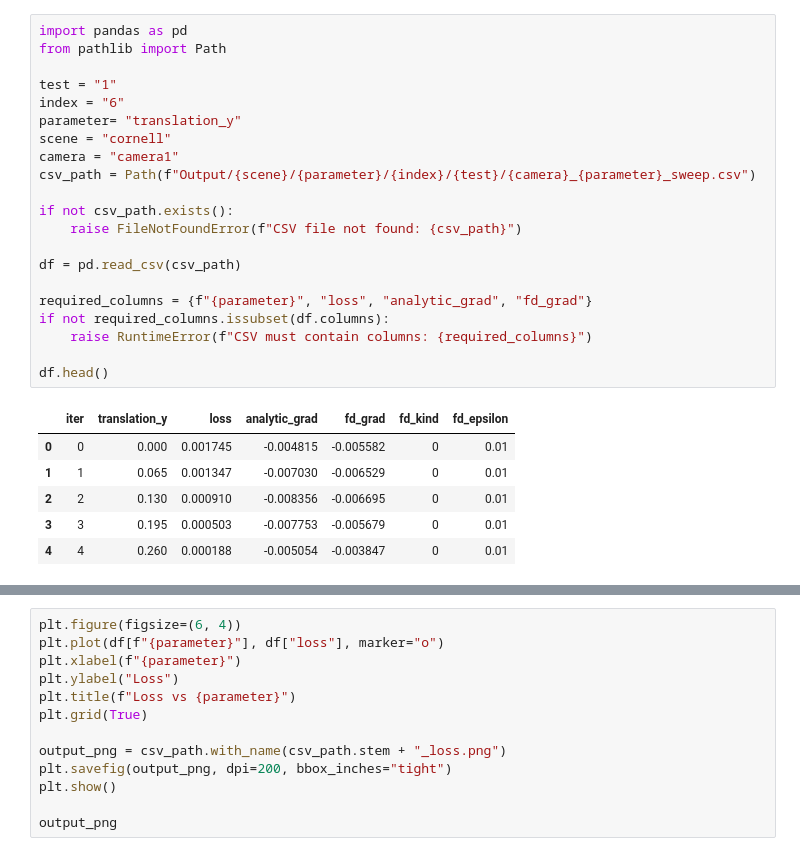
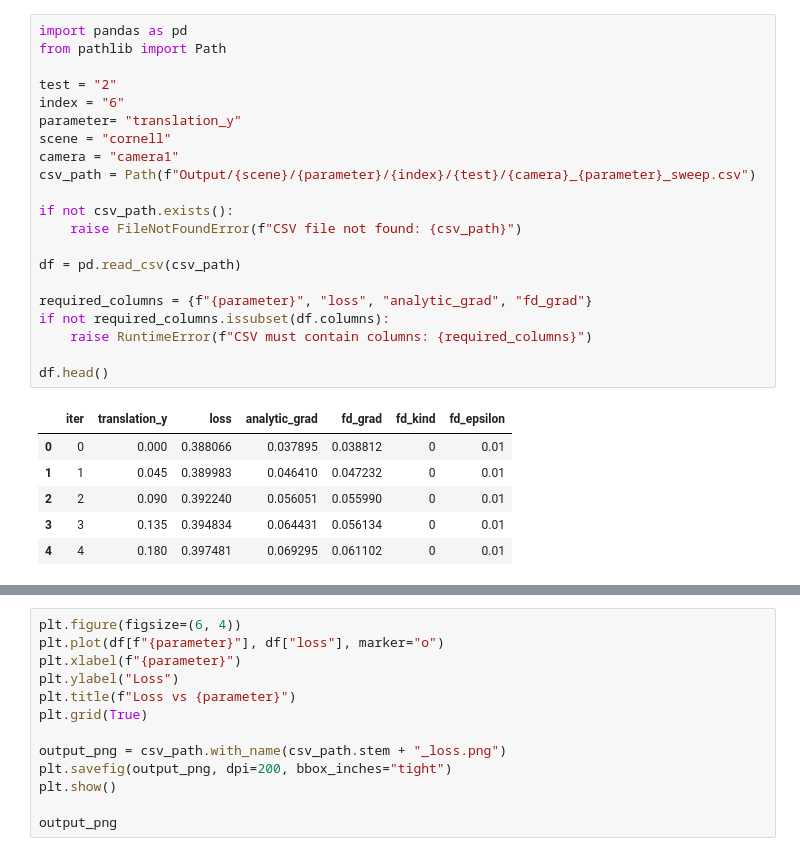
Before and after one commit to M-Gjerde/DifferentiablePointRendering, a Jupyter notebook: python/finite_difference/notebook_scatter_2.ipynb, the cells around one changed output, grey strips where cells are left out. Drawn from its saved outputs; the diff is of its cells as text.

```diff
--- a/python/finite_difference/notebook_scatter_2.ipynb
+++ b/python/finite_difference/notebook_scatter_2.ipynb
@@ -1,31 +1,31 @@
 # %%
 import pandas as pd
 from pathlib import Path
 
-test = "1"
+test = "2"
 index = "6"
 parameter= "translation_y"
 scene = "cornell"
 camera = "camera1"
 csv_path = Path(f"Output/{scene}/{parameter}/{index}/{test}/{camera}_{parameter}_sweep.csv")
 
 if not csv_path.exists():
     raise FileNotFoundError(f"CSV file not found: {csv_path}")
 
 df = pd.read_csv(csv_path)
 
 required_columns = {f"{parameter}", "loss", "analytic_grad", "fd_grad"}
 if not required_columns.issubset(df.columns):
     raise RuntimeError(f"CSV must contain columns: {required_columns}")
 
 df.head()
 # %% [output]
 |  | iter | translation_y | loss | analytic_grad | fd_grad | fd_kind | fd_epsilon |
-| 0 | 0 | 0.000 | 0.001745 | -0.004815 | -0.005582 | 0 | 0.01 |
-| 1 | 1 | 0.065 | 0.001347 | -0.007030 | -0.006529 | 0 | 0.01 |
-| 2 | 2 | 0.130 | 0.000910 | -0.008356 | -0.006695 | 0 | 0.01 |
-| 3 | 3 | 0.195 | 0.000503 | -0.007753 | -0.005679 | 0 | 0.01 |
-| 4 | 4 | 0.260 | 0.000188 | -0.005054 | -0.003847 | 0 | 0.01 |
+| 0 | 0 | 0.000 | 0.388066 | 0.037895 | 0.038812 | 0 | 0.01 |
+| 1 | 1 | 0.045 | 0.389983 | 0.046410 | 0.047232 | 0 | 0.01 |
+| 2 | 2 | 0.090 | 0.392240 | 0.056051 | 0.055990 | 0 | 0.01 |
+| 3 | 3 | 0.135 | 0.394834 | 0.064431 | 0.056134 | 0 | 0.01 |
+| 4 | 4 | 0.180 | 0.397481 | 0.069295 | 0.061102 | 0 | 0.01 |
 # %%
 import matplotlib.pyplot as plt
 
```
Also changed, not shown: parts of 2 cells of this notebook, 9 other files.
